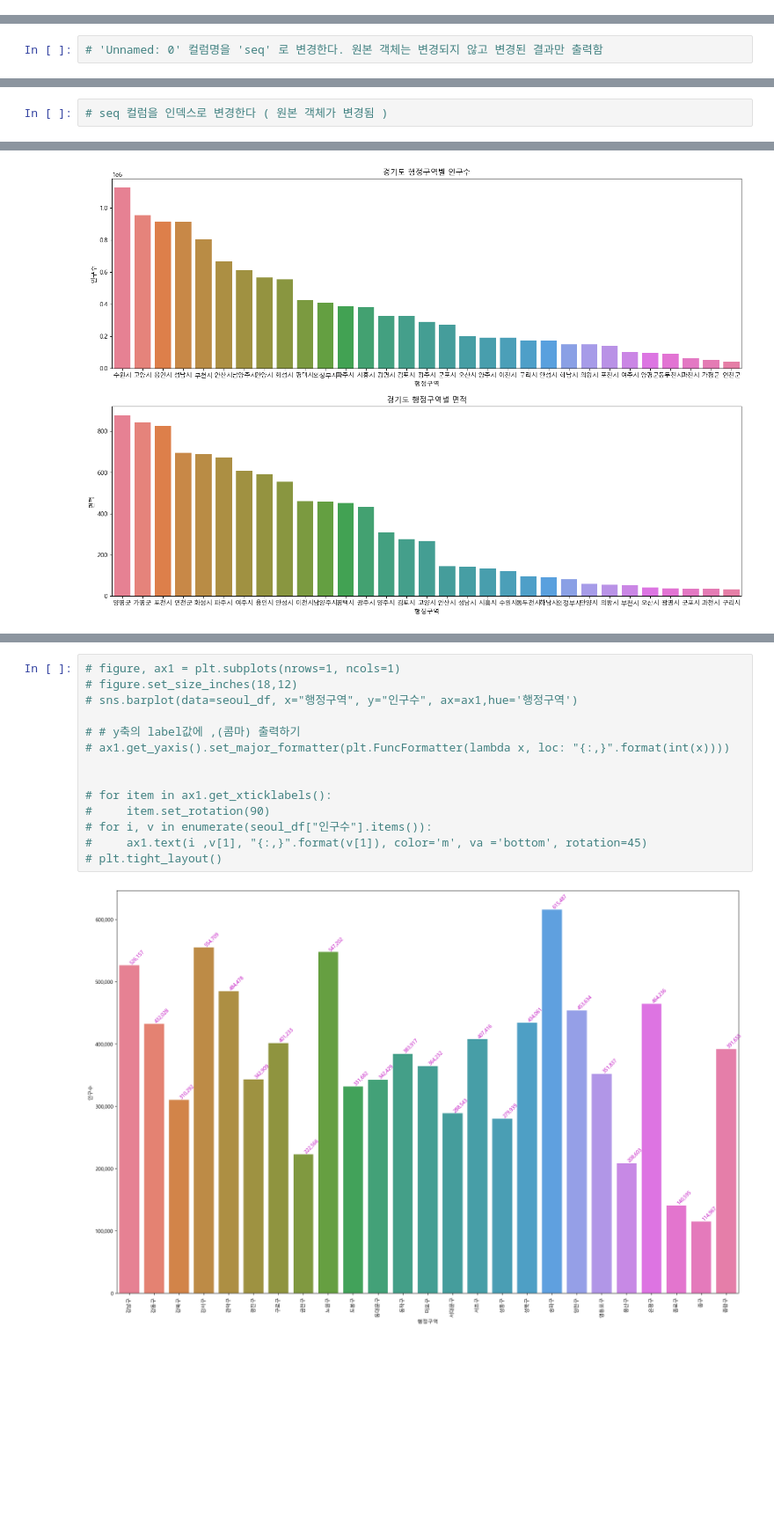
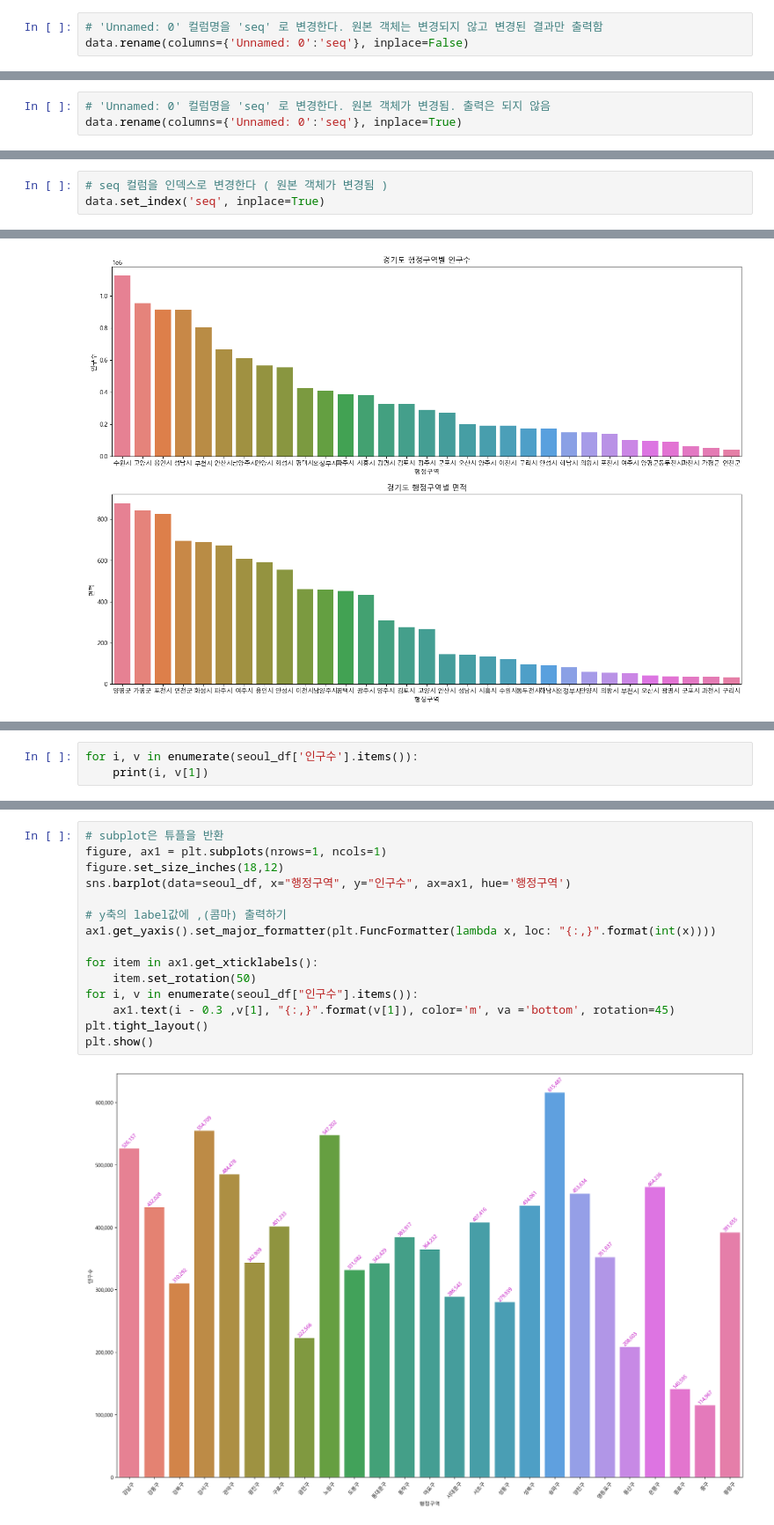
Before and after one commit to J-millar99/Python_Webscraping_Analysis, a Jupyter notebook: 03-1.행정구역정보_분석과시각화.ipynb, the cells around one changed output, grey strips where cells are left out. Shown at 88% size. Drawn from its saved outputs; the diff is of its cells as text; blank space fills up the shorter version.

```diff
--- a/03-1.행정구역정보_분석과시각화.ipynb
+++ b/03-1.행정구역정보_분석과시각화.ipynb
@@ -485,3 +547,6 @@ Name: 면적, dtype: float64
 data.columns
 # %% [output]
 Index(['Unnamed: 0', '인구수', 'shortName', 'x', 'y', '면적', '광역시도', '행정구역'], dtype='object')
+# %%
+# 'Unnamed: 0' 컬럼명을 'seq' 로 변경한다. 원본 객체는 변경되지 않고 변경된 결과만 출력함
+data.rename(columns={'Unnamed: 0':'seq'}, inplace=False)
@@ -488,2 +567,3 @@ Index(['Unnamed: 0', '인구수', 'shortName', 'x', 'y', '면적', '광역시도
 # %%
-# 'Unnamed: 0' 컬럼명을 'seq' 로 변경한다. 원본 객체는 변경되지 않고 변경된 결과만 출력함
+# 'Unnamed: 0' 컬럼명을 'seq' 로 변경한다. 원본 객체가 변경됨. 출력은 되지 않음
+data.rename(columns={'Unnamed: 0':'seq'}, inplace=True)
@@ -508,3 +570,4 @@ Index(['seq', '인구수', 'shortName', 'x', 'y', '면적', '광역시도', '행
 # %%
 # seq 컬럼을 인덱스로 변경한다 ( 원본 객체가 변경됨 )
+data.set_index('seq', inplace=True)
 # %%
@@ -860,0 +960,3 @@ plt.show()
+# %%
+for i, v in enumerate(seoul_df['인구수'].items()):
+    print(i, v[1])
@@ -861,16 +981,17 @@ plt.show()
 # %%
-# figure, ax1 = plt.subplots(nrows=1, ncols=1)
-# figure.set_size_inches(18,12)
-# sns.barplot(data=seoul_df, x="행정구역", y="인구수", ax=ax1,hue='행정구역')
+# subplot은 튜플을 반환
+figure, ax1 = plt.subplots(nrows=1, ncols=1)
+figure.set_size_inches(18,12)
+sns.barplot(data=seoul_df, x="행정구역", y="인구수", ax=ax1, hue='행정구역')
 
-# # y축의 label값에 ,(콤마) 출력하기
-# ax1.get_yaxis().set_major_formatter(plt.FuncFormatter(lambda x, loc: "{:,}".format(int(x))))
+# y축의 label값에 ,(콤마) 출력하기
+ax1.get_yaxis().set_major_formatter(plt.FuncFormatter(lambda x, loc: "{:,}".format(int(x))))
 
-
-# for item in ax1.get_xticklabels():
-#     item.set_rotation(90)
-# for i, v in enumerate(seoul_df["인구수"].items()):
-#     ax1.text(i ,v[1], "{:,}".format(v[1]), color='m', va ='bottom', rotation=45)
-# plt.tight_layout()
+for item in ax1.get_xticklabels():
+    item.set_rotation(50)
+for i, v in enumerate(seoul_df["인구수"].items()):
+    ax1.text(i - 0.3 ,v[1], "{:,}".format(v[1]), color='m', va ='bottom', rotation=45)
+plt.tight_layout()
+plt.show()
 # %% [output]
-[figure, old version]
+[figure, new version]
```
Also changed, not shown: parts of 40 cells of this notebook, 6 other files.
